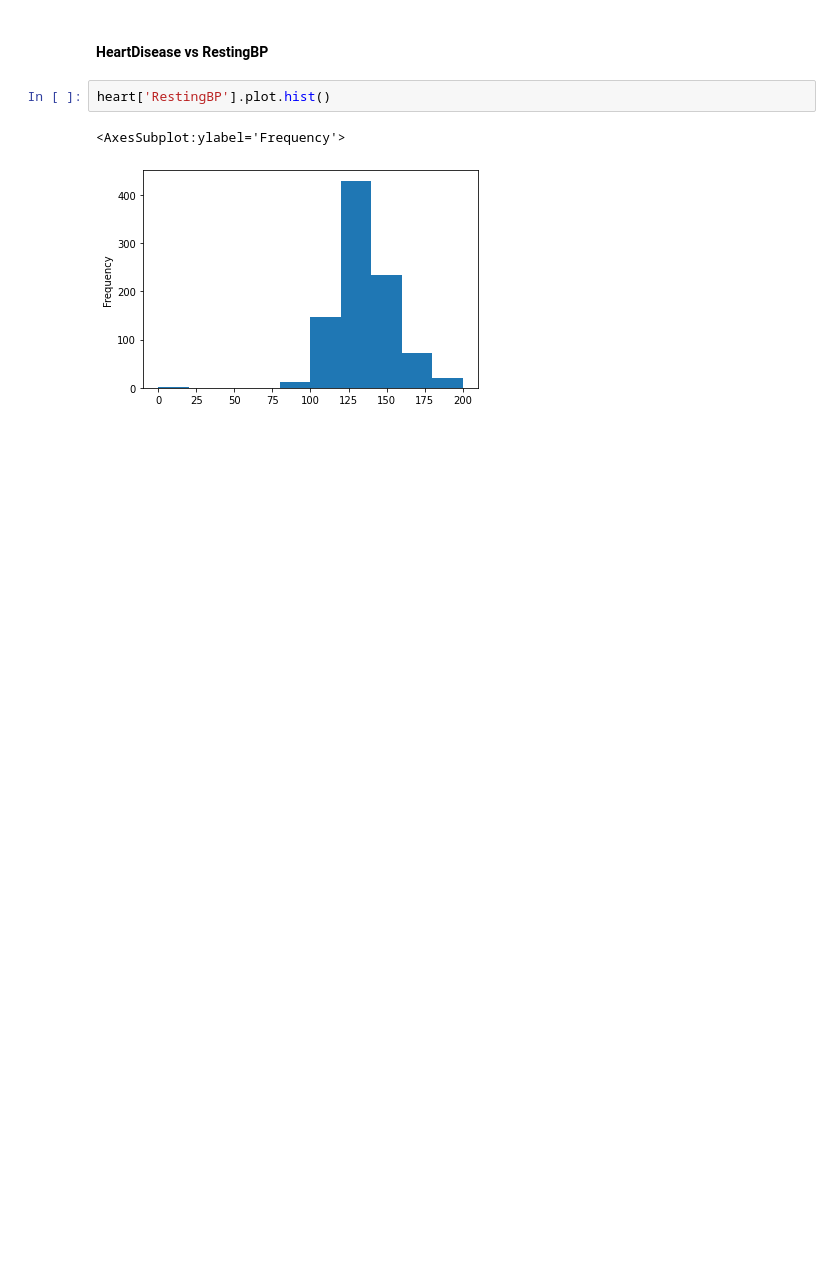
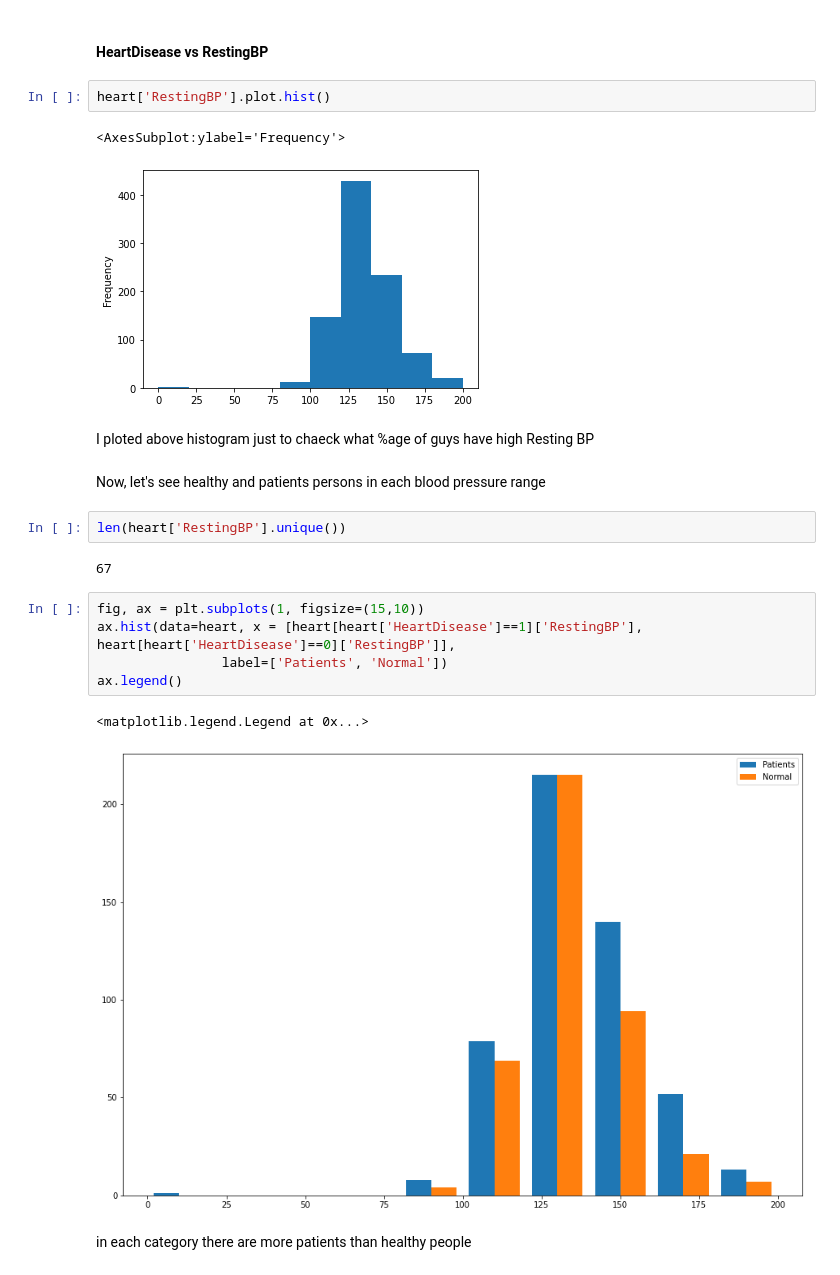
Before and after one commit to Irfan-Ahmad-byte/Heart-Failure, a Jupyter notebook: heart_failure.ipynb, the cells around one changed output. Drawn from its saved outputs; the diff is of its cells as text; blank space fills up the shorter version.

```diff
--- a/heart_failure.ipynb
+++ b/heart_failure.ipynb
@@ -154,3 +165,21 @@ heart['RestingBP'].plot.hist()
 # %% [output]
 <AxesSubplot:ylabel='Frequency'>
 [figure]
+# %% [markdown]
+I ploted above histogram just to chaeck what %age of guys have high Resting BP
+# %% [markdown]
+Now, let's see healthy and patients persons in each blood pressure range
+# %%
+len(heart['RestingBP'].unique())
+# %% [output]
+67
+# %%
+fig, ax = plt.subplots(1, figsize=(15,10))
+ax.hist(data=heart, x = [heart[heart['HeartDisease']==1]['RestingBP'], heart[heart['HeartDisease']==0]['RestingBP']],
+                label=['Patients', 'Normal'])
+ax.legend()
+# %% [output]
+<matplotlib.legend.Legend at 0x...>
+[figure, added]
+# %% [markdown]
+in each category there are more patients than healthy people
```
Also changed, not shown: parts of 46 cells of this notebook.
